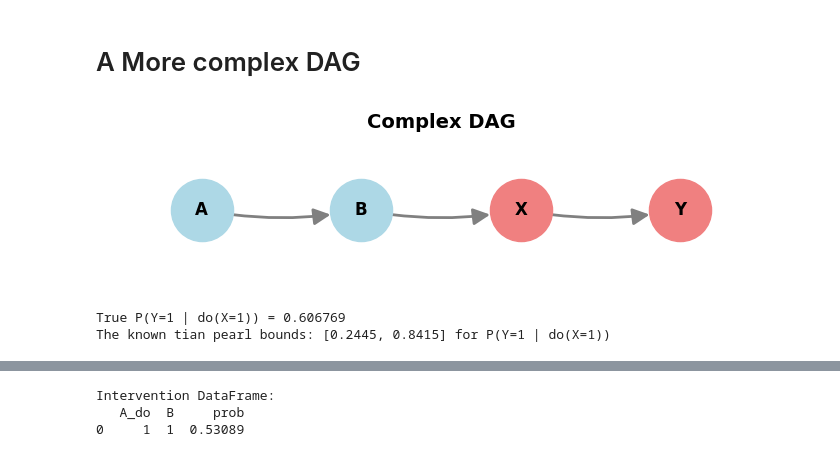
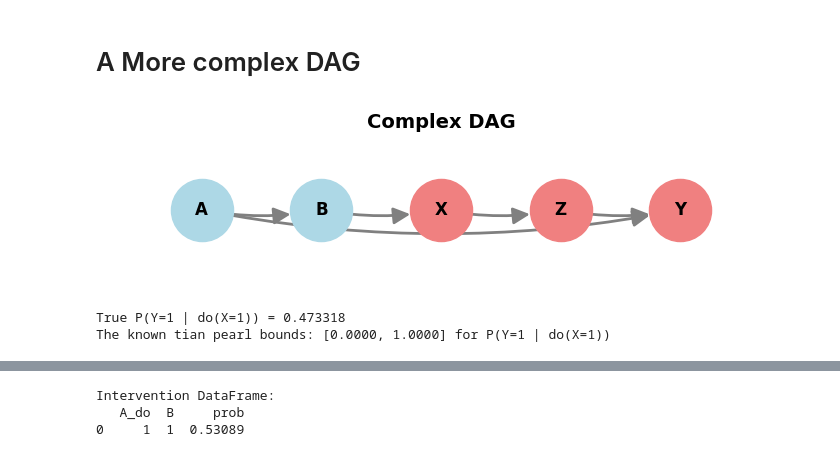
Before and after one commit to tmaringgele/Optimal-Experiments-for-Partial-Causal-Effect-Identification, a Jupyter notebook: complete_workflow.ipynb, the cells around one changed output, grey strips where cells are left out. Saved outputs shown, nothing was run; the diff lists cells and outputs as text; code cells hidden in the pictures.

```diff
--- a/complete_workflow.ipynb
+++ b/complete_workflow.ipynb
@@ -248,43 +248,46 @@ df
 dag = DAG()
 X = dag.add_node('X', support={0, 1})
 Y = dag.add_node('Y', support={0, 1})
+Z = dag.add_node('Z', support={0, 1})
+dag.add_edge(Z, Y)
 L0 = dag.add_node('A', support={0, 1}, partition='L')
 L1 = dag.add_node('B', support={0, 1}, partition='L')
 dag.add_edge(L0, L1)
 dag.add_edge(L1, X)
-dag.add_edge(X, Y)
+dag.add_edge(X, Z)
+dag.add_edge(L0, Y)
 
 dag.generate_all_response_types()
 
 fig = dag.draw(figsize=(7, 2), title="Complex DAG", with_labels=True)
 plt.show()
 
 # 3. Generate Data
 generator = DataGenerator(dag, seed=234)
 joint = generator.computeObservedJoint() #Dict[FrozenSet[Tuple[Node, int]], float]
 # marginalize out L0 and L1
 p11 = 0
 p10 = 0
 for l0 in [0, 1]:
     for l1 in [0, 1]:
         key11 = frozenset({(L0, l0), (L1, l1), (X, 1), (Y, 1)})
         key10 = frozenset({(L0, l0), (L1, l1), (X, 1), (Y, 0)})
         p11 += joint.get(key11, 0)
         p10 += joint.get(key10, 0)
 # generator.print_true_distribution()
 true_prob = generator.computeTrueIntervention(
     Y={Y},
     X={X},
     Y_values=(1,),
     X_values=(1,)
 )
 print(f"True P(Y=1 | do(X=1)) = {true_prob:.6f}")
 print(f'The known tian pearl bounds: [{p11:.4f}, {1-p10:.4f}] for P(Y=1 | do(X=1))')
 # 4. Create SCM
 scm = SCM(dag, generator)
 lp_L1 = ProgramFactory.write_LP(scm, Y={Y}, X={X}, Y_values=(1,), X_values=(1,))
 # %% [output]
-[figure, old version]
+[figure, new version]
-True P(Y=1 | do(X=1)) = 0.606769
-The known tian pearl bounds: [0.2445, 0.8415] for P(Y=1 | do(X=1))
+True P(Y=1 | do(X=1)) = 0.473318
+The known tian pearl bounds: [0.0000, 1.0000] for P(Y=1 | do(X=1))
 # %%
```
Also changed, not shown: parts of 1 cell of this notebook, 1 other file.
